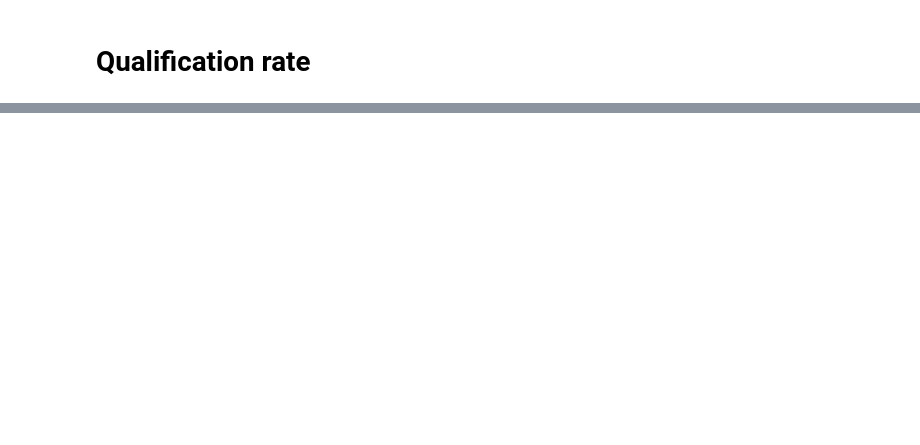
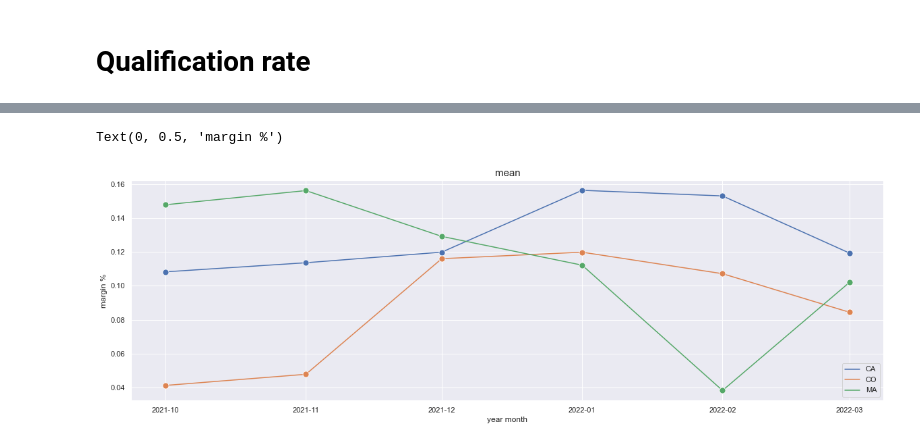
Before and after one commit to warrenshen/platform, a Jupyter notebook: services/api-server/notebooks/analysis/vendor_churn_backtest.ipynb, the cells around one changed output, grey strips where cells are left out. Cells and saved outputs as stored; diff of their text form; code cells hidden in the pictures; blank space fills up the shorter version.

```diff
--- a/services/api-server/notebooks/analysis/vendor_churn_backtest.ipynb
+++ b/services/api-server/notebooks/analysis/vendor_churn_backtest.ipynb
@@ -114,12 +119,10 @@ def calculate_vendor_churn(incoming_transfer_df,license_list,vc_start_date,vc_en
         .drop('__place_holder', axis=1)
         )
     ).reset_index(drop=True)
-    #vc_full[vc_full['shipper_wholesale_price'] < 100]['shipper_wholesale_price'] = 0
 
-    indices = vc_full[vc_full['shipper_wholesale_price'] < 100].index.to_list()
-    vc_full.loc[indices,'shipper_wholesale_price'] = 0
-
-
+    # cast any purchase under $ 100 to be 0
+    #indices = vc_full[vc_full['shipper_wholesale_price'] < 100].index.to_list()
+    #vc_full.loc[indices,'shipper_wholesale_price'] = 0
 
     rolling_4m_sum =  vc_full.groupby('shipper_facility_name').apply(
     lambda df: df.set_index('year_month').sort_index().rolling(4).sum()
@@ -384,10 +587,10 @@ df_churn_short[df_churn_short['company'] == 'EL']
 # %% [markdown]
 # analysis: past 6m
 # %%
-df_churn_short_recent = df_churn_short[(df_churn_short['year_month'] >= '2021-09') & (df_churn_short['year_month'] <= '2022-02')]
+df_churn_short_recent = df_churn_short[(df_churn_short['year_month'] >= '2021-10') & (df_churn_short['year_month'] <= '2022-03')]
 df_churn_short_recent = df_churn_short_recent.reset_index(drop = True)
 
-df_churn_recent = df_churn[(df_churn['year_month'] >= '2021-09') & (df_churn['year_month'] <= '2022-02')]
+df_churn_recent = df_churn[(df_churn['year_month'] >= '2021-10') & (df_churn['year_month'] <= '2022-03')]
 df_churn_recent = df_churn_recent.reset_index(drop = True)
 # %%
 df_churn_short_recent_with_state = pd.merge(df_churn_short_recent,company_df[['company_identifier','state']],left_on = 'company',right_on = 'company_identifier',how = 'left')
@@ -464,3 +716,5 @@ df_clients = [
 ]
 # %%
 churn_joined_client = churn_joined[churn_joined['company_identifier'].isin(df_clients)]
+# %%
+churn_joined_client['diff'] = churn_joined_client['churn_new'] - churn_joined_client['churn_orig']
@@ -490,3 +816,14 @@ ax = plt.ylim(0.05,0.3)
+# %%
+sns.set(rc={'figure.figsize':(20,6)})
 # %%
-churn_distr_df[churn_distr_df['state'] == 'CA']
+
+ax = sns.lineplot(data=churn_distr_short_df.reset_index(drop = True), x="year_month", y="mean", hue="state",marker= 'o', markersize=9)
+
+ax.legend(loc = 4)
+ax.set_title("mean", fontsize=15)
+ax.set_xlabel ("year month")
+ax.set_ylabel ("margin %")
+# %% [output]
+Text(0, 0.5, 'margin %')
+[figure, added]
 # %%
```
Also changed, not shown: parts of 47 cells of this notebook, 5 other files.
